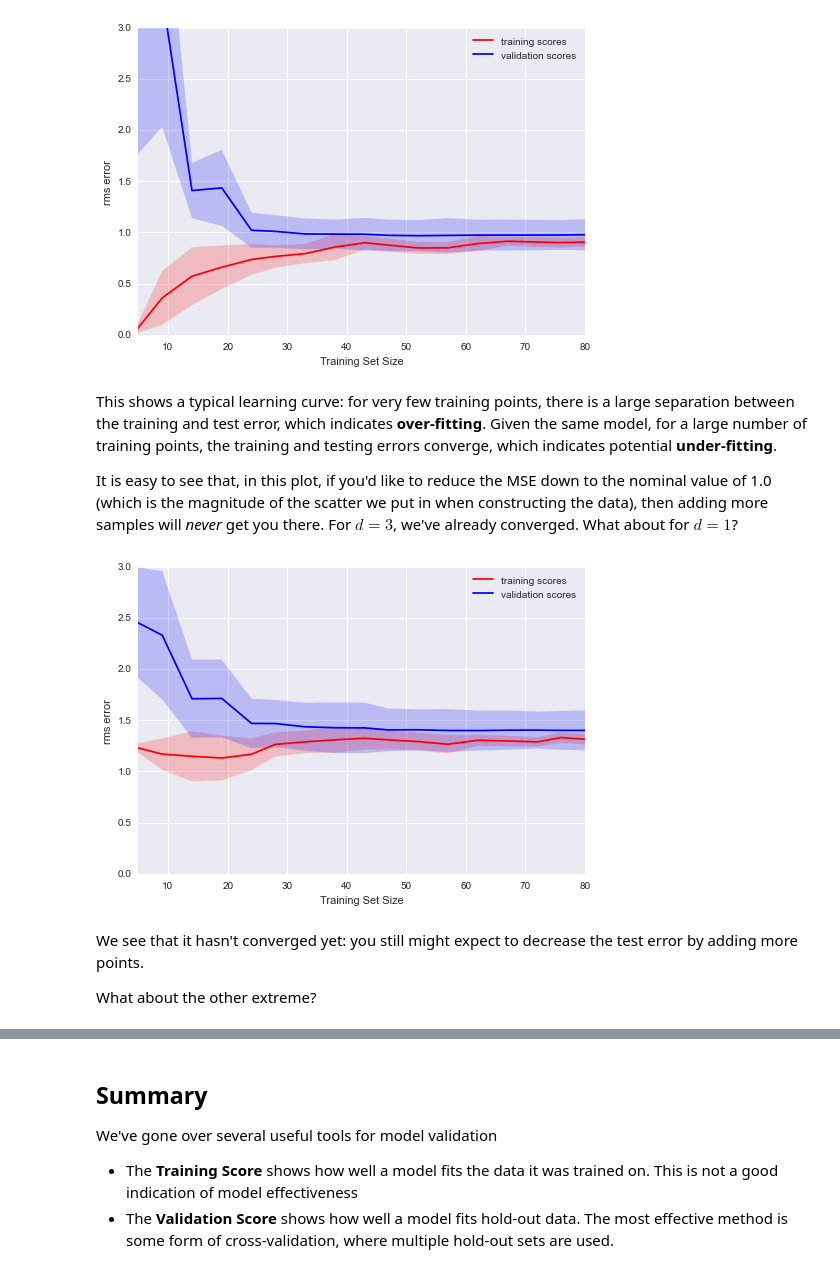
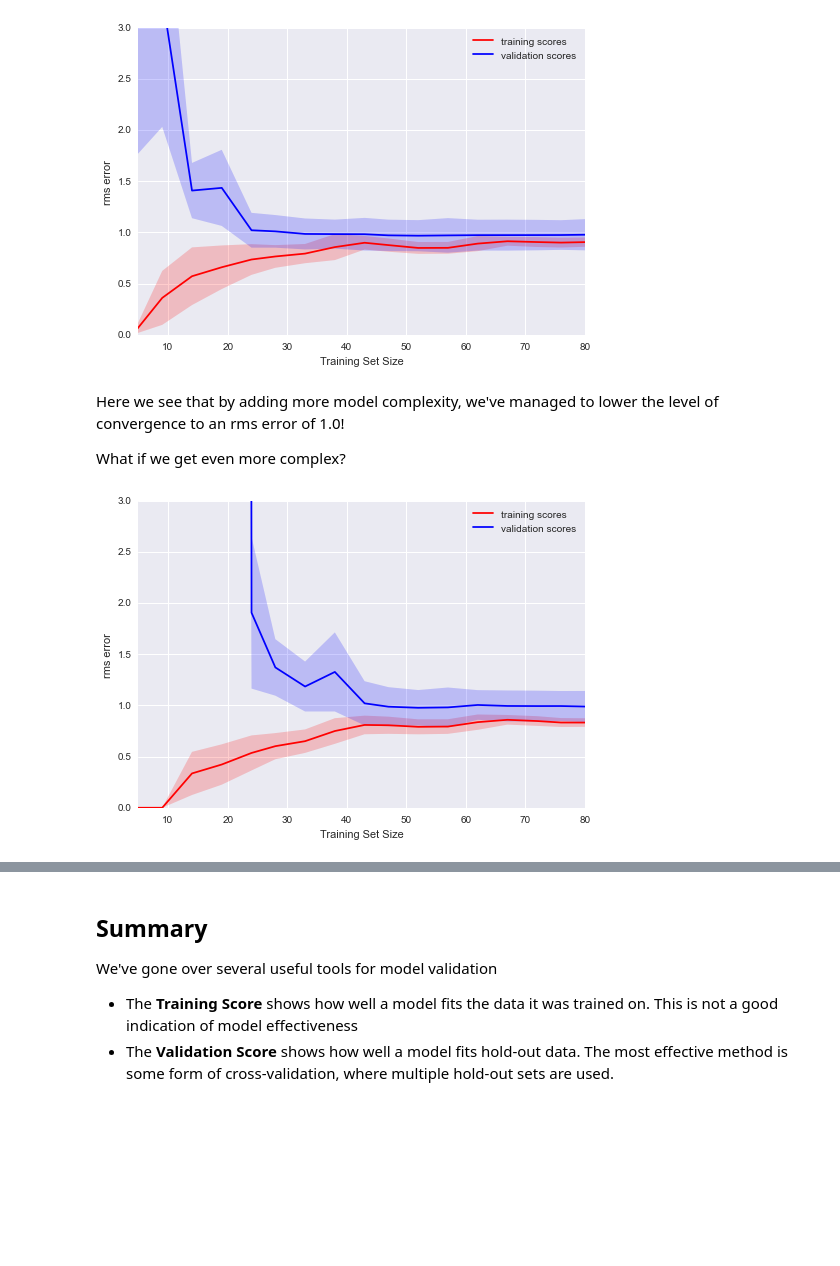
Before and after one commit to jakevdp/OsloWorkshop2014, a Jupyter notebook: notebooks/03.3-Validation.ipynb, the cells around one changed output, grey strips where cells are left out. Cells and saved outputs as stored; diff of their text form; code cells hidden in the pictures; blank space fills up the shorter version.

```diff
--- a/notebooks/03.3-Validation.ipynb
+++ b/notebooks/03.3-Validation.ipynb
@@ -343,15 +353,11 @@ Let's see what the learning curves look like for a cubic model:
 plot_learning_curve(3)
 # %% [output]
 [figure]
-# %% [markdown]
-This shows a typical learning curve: for very few training points, there is a large separation between the training and test error, which indicates **over-fitting**.  Given the same model, for a large number of training points, the training and testing errors converge, which indicates potential **under-fitting**.
-
-It is easy to see that, in this plot, if you'd like to reduce the MSE down to the nominal value of 1.0 (which is the magnitude of the scatter we put in when constructing the data), then adding more samples will *never* get you there.  For $d=3$, we've already converged.  What about for $d=1$?
+# %% [markdown]
+Here we see that by adding more model complexity, we've managed to lower the level of convergence to an rms error of 1.0!
+
+What if we get even more complex?
 # %%
-plot_learning_curve(1)
+plot_learning_curve(10)
 # %% [output]
-[figure, old version]
+[figure, new version]
-# %% [markdown]
-We see that it hasn't converged yet: you still might expect to decrease the test error by adding more points.
-
-What about the other extreme?
```
Also changed, not shown: parts of 10 cells of this notebook.
